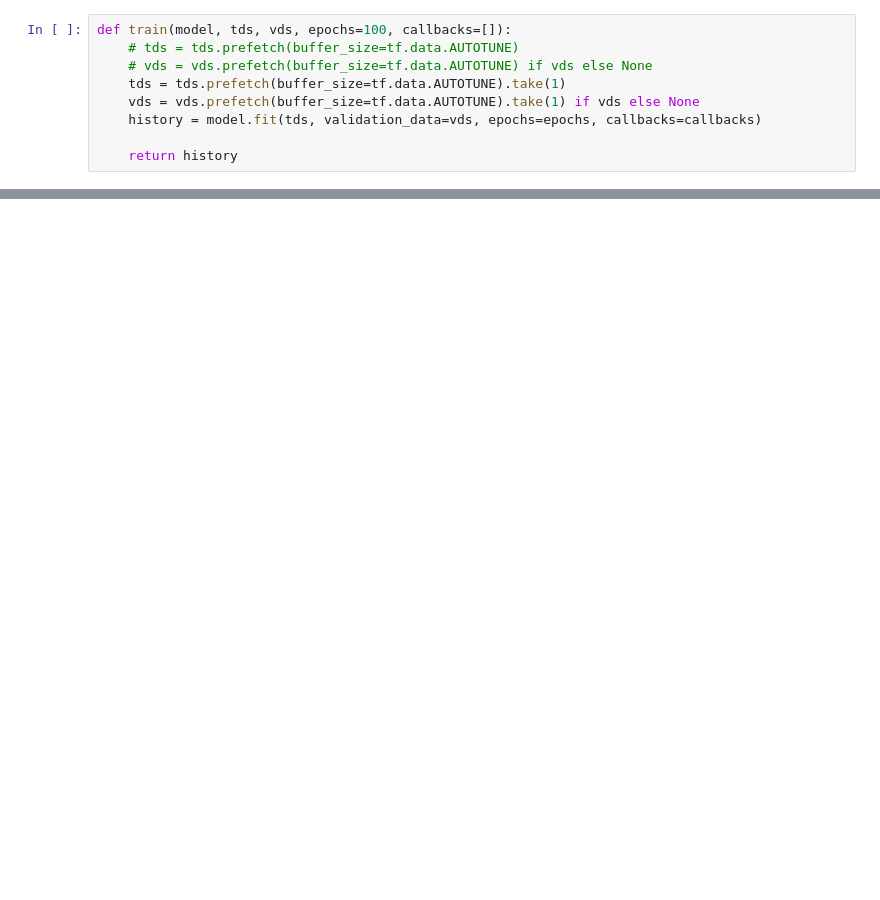
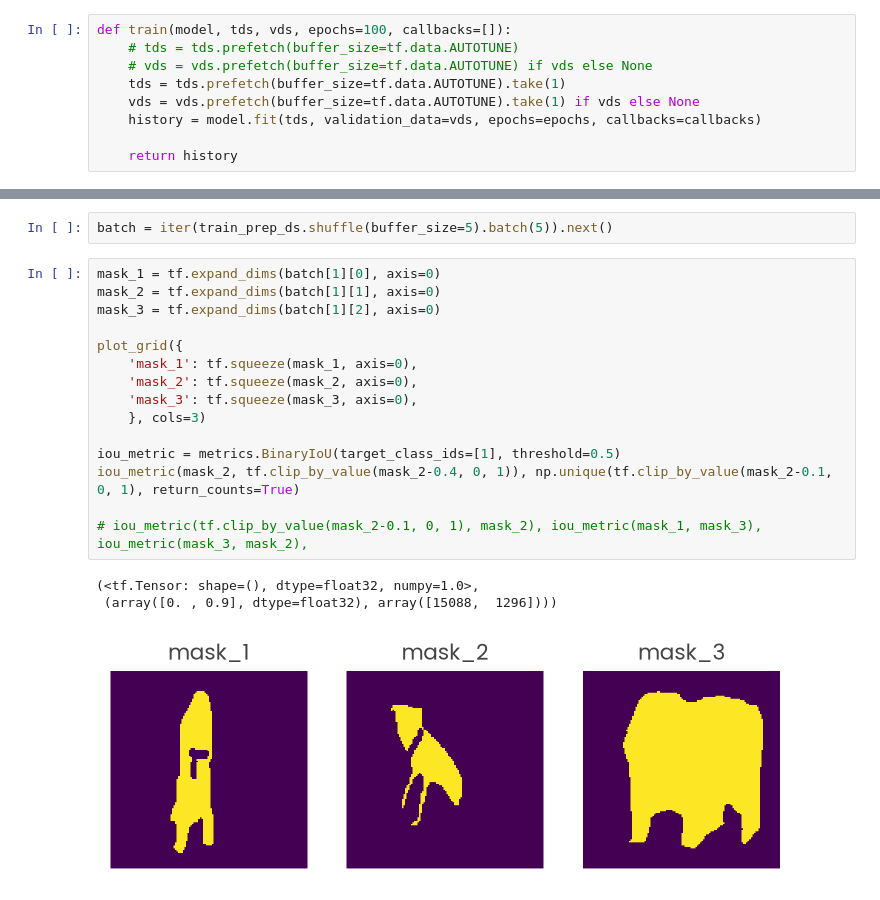
Before and after one commit to NareshPS/doi-ml, a Jupyter notebook: projects/notebooks/Pet Segmentation [UNet].ipynb, the cells around one changed output, grey strips where cells are left out. Cells and saved outputs as stored; diff of their text form; blank space fills up the shorter version.

```diff
--- a/projects/notebooks/Pet Segmentation [UNet].ipynb
+++ b/projects/notebooks/Pet Segmentation [UNet].ipynb
@@ -263,0 +323,21 @@ model.evaluate(test_prep_ds.batch(256))
+# %%
+batch = iter(train_prep_ds.shuffle(buffer_size=5).batch(5)).next()
+# %%
+mask_1 = tf.expand_dims(batch[1][0], axis=0)
+mask_2 = tf.expand_dims(batch[1][1], axis=0)
+mask_3 = tf.expand_dims(batch[1][2], axis=0)
+
+plot_grid({
+    'mask_1': tf.squeeze(mask_1, axis=0),
+    'mask_2': tf.squeeze(mask_2, axis=0),
+    'mask_3': tf.squeeze(mask_3, axis=0),
+    }, cols=3)
+
+iou_metric = metrics.BinaryIoU(target_class_ids=[1], threshold=0.5)
+iou_metric(mask_2, tf.clip_by_value(mask_2-0.4, 0, 1)), np.unique(tf.clip_by_value(mask_2-0.1, 0, 1), return_counts=True)
+
+# iou_metric(tf.clip_by_value(mask_2-0.1, 0, 1), mask_2), iou_metric(mask_1, mask_3), iou_metric(mask_3, mask_2),
+# %% [output]
+(<tf.Tensor: shape=(), dtype=float32, numpy=1.0>,
+ (array([0. , 0.9], dtype=float32), array([15088,  1296])))
+[figure, added]
```
Also changed, not shown: parts of 10 cells of this notebook, 2 other files.
